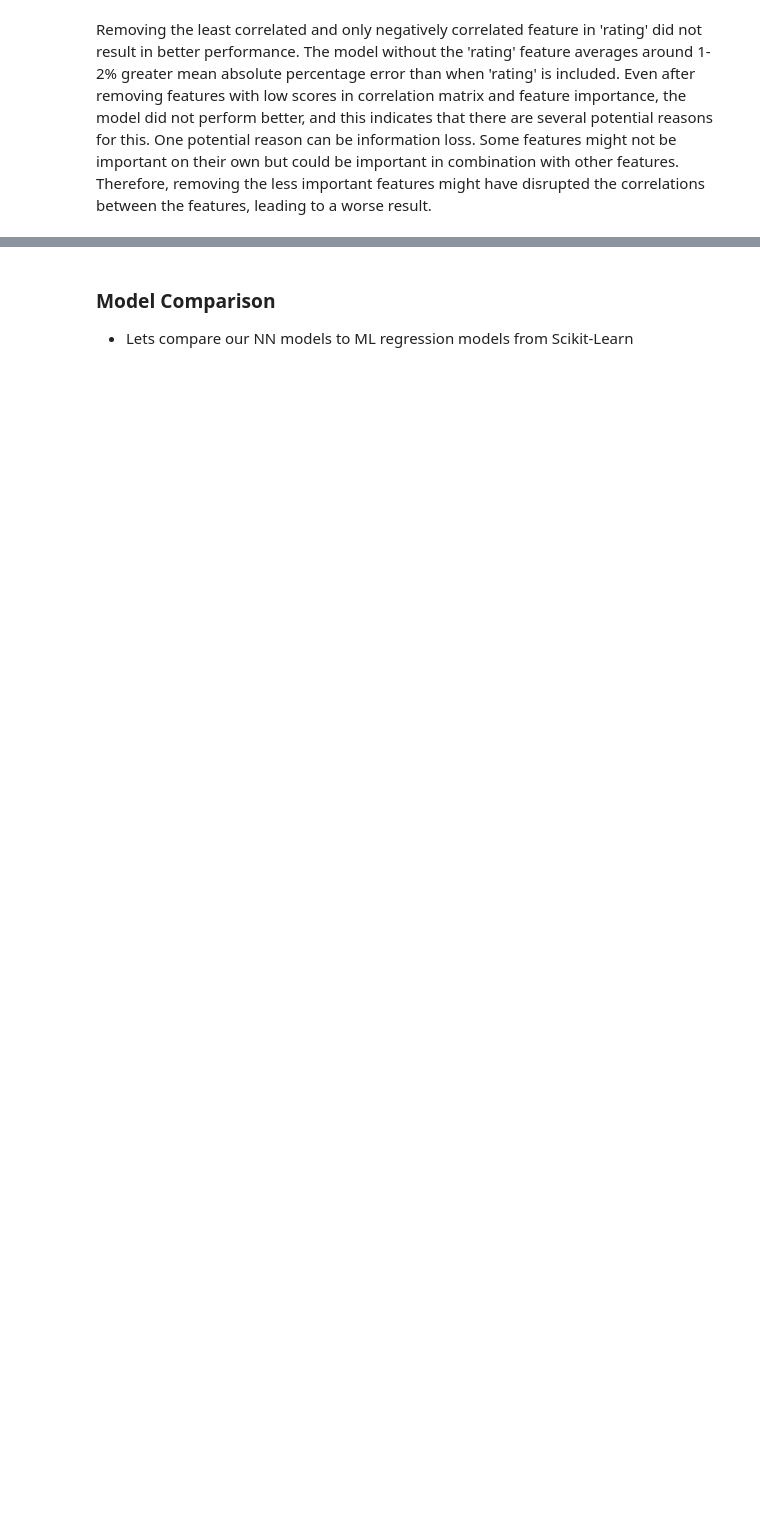
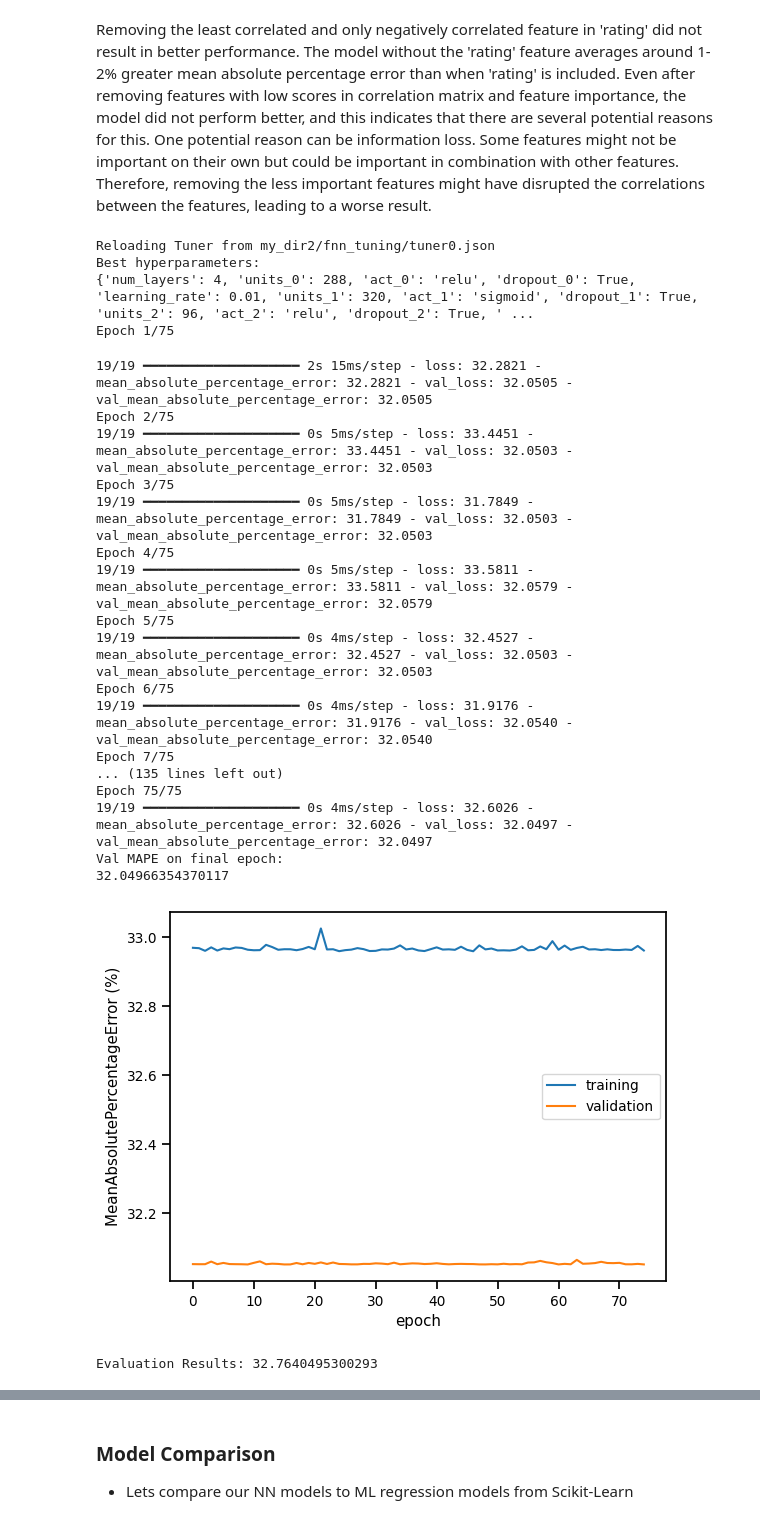
Before and after one commit to rhoyaki/PIC-16B-Final-Project, a Jupyter notebook: Movie Dataframe.ipynb, the cells around one changed output, grey strips where cells are left out. Saved outputs shown, nothing was run; the diff lists cells and outputs as text; code cells hidden in the pictures; blank space fills up the shorter version.

```diff
--- a/Movie Dataframe.ipynb
+++ b/Movie Dataframe.ipynb
@@ -1195,2 +1084,69 @@ print(test_model(X_train = X_train2, y_train = y_train2, X_test = X_test2, y_tes
 # %% [markdown]
 Removing the least correlated and only negatively correlated feature in 'rating' did not result in better performance. The model without the 'rating' feature averages around 1-2% greater mean absolute percentage error than when 'rating' is included. Even after removing features with low scores in correlation matrix and feature importance, the model did not perform better, and this indicates that there are several potential reasons for this. One potential reason can be information loss. Some features might not be important on their own but could be important in combination with other features. Therefore, removing the less important features might have disrupted the correlations between the features, leading to a worse result.
+# %%
+#input, output shape
+input_shape = X_train2.shape[1]
+output_shape = 1
+
+# keras tuner
+tuner = kt.RandomSearch(
+    lambda hp : build_fnn_model(hp, input_shape, output_shape),
+    objective='val_loss',
+    max_trials=10,
+    executions_per_trial=3,
+    directory='my_dir2',
+    project_name='fnn_tuning'
+)
+
+# search for best hyperparameter with dataset
+tuner.search(X_train2, y_train2, epochs=50, validation_data=(X_test2, y_test2))
+
+# obtain best model
+best_fnn_model = tuner.get_best_models(num_models=1)[0]
+
+# print the best hyperparameters
+best_hyperparameters = tuner.get_best_hyperparameters(num_trials=1)[0]
+print("Best hyperparameters: ")
+print(best_hyperparameters.values)
+
+# train with best hyperparameters
+history = best_fnn_model.fit(X_train2, y_train2, epochs=75, batch_size=32, validation_data=(X_test2, y_test2))
+
+# on final epoch
+print("Val MAPE on final epoch:")
+print(history.history["val_mean_absolute_percentage_error"][-1])
+
+# plot
+plt.plot(history.history["loss"], label="training")
+plt.plot(history.history["val_loss"], label="validation")
+plt.gca().set(xlabel="epoch", ylabel="MeanAbsolutePercentageError (%)")
+plt.legend()
+plt.show()
+
+# evaluation results
+evaluation_results = best_fnn_model.evaluate(X_eval2, y_eval2, verbose=0)
+print("Evaluation Results:", evaluation_results[0])
+# %% [output]
+Reloading Tuner from my_dir2/fnn_tuning/tuner0.json
+Best hyperparameters:
+{'num_layers': 4, 'units_0': 288, 'act_0': 'relu', 'dropout_0': True, 'learning_rate': 0.01, 'units_1': 320, 'act_1': 'sigmoid', 'dropout_1': True, 'units_2': 96, 'act_2': 'relu', 'dropout_2': True, ' ...
+Epoch 1/75
+19/19 ━━━━━━━━━━━━━━━━━━━━ 2s 15ms/step - loss: 32.2821 - mean_absolute_percentage_error: 32.2821 - val_loss: 32.0505 - val_mean_absolute_percentage_error: 32.0505
+Epoch 2/75
+19/19 ━━━━━━━━━━━━━━━━━━━━ 0s 5ms/step - loss: 33.4451 - mean_absolute_percentage_error: 33.4451 - val_loss: 32.0503 - val_mean_absolute_percentage_error: 32.0503
+Epoch 3/75
+19/19 ━━━━━━━━━━━━━━━━━━━━ 0s 5ms/step - loss: 31.7849 - mean_absolute_percentage_error: 31.7849 - val_loss: 32.0503 - val_mean_absolute_percentage_error: 32.0503
+Epoch 4/75
+19/19 ━━━━━━━━━━━━━━━━━━━━ 0s 5ms/step - loss: 33.5811 - mean_absolute_percentage_error: 33.5811 - val_loss: 32.0579 - val_mean_absolute_percentage_error: 32.0579
+Epoch 5/75
+19/19 ━━━━━━━━━━━━━━━━━━━━ 0s 4ms/step - loss: 32.4527 - mean_absolute_percentage_error: 32.4527 - val_loss: 32.0503 - val_mean_absolute_percentage_error: 32.0503
+Epoch 6/75
+19/19 ━━━━━━━━━━━━━━━━━━━━ 0s 4ms/step - loss: 31.9176 - mean_absolute_percentage_error: 31.9176 - val_loss: 32.0540 - val_mean_absolute_percentage_error: 32.0540
+Epoch 7/75
+... (135 lines left out)
+Epoch 75/75
+19/19 ━━━━━━━━━━━━━━━━━━━━ 0s 4ms/step - loss: 32.6026 - mean_absolute_percentage_error: 32.6026 - val_loss: 32.0497 - val_mean_absolute_percentage_error: 32.0497
+Val MAPE on final epoch:
+32.04966354370117
+[figure, added]
+Evaluation Results: 32.7640495300293
```
Also changed, not shown: parts of 41 cells of this notebook.
